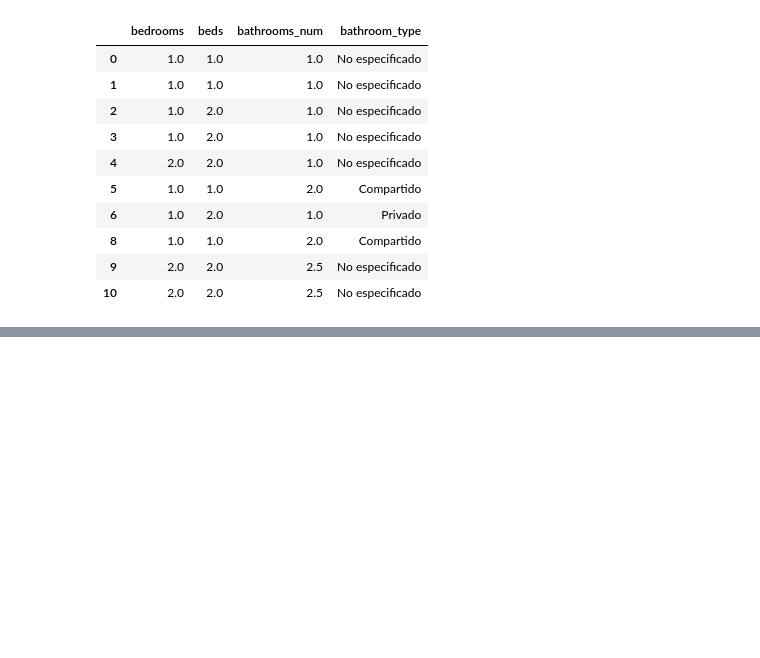
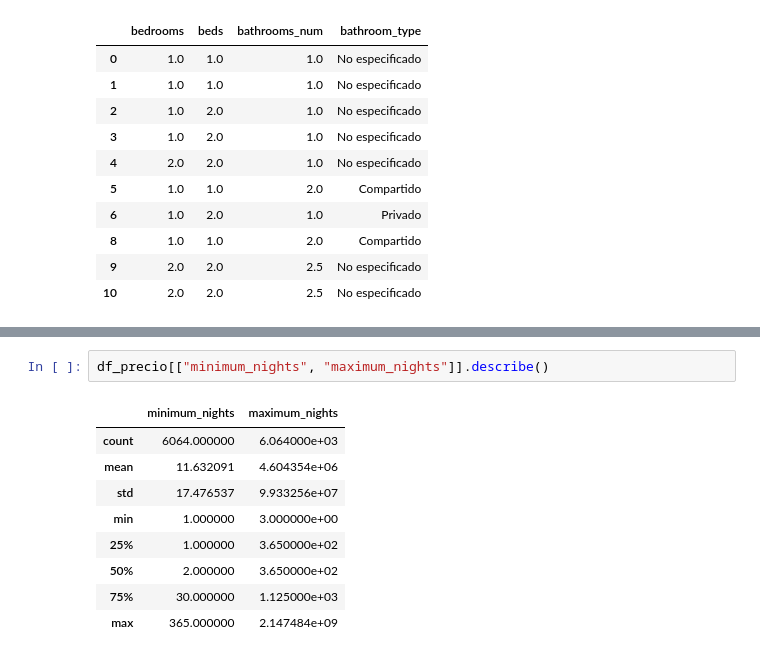
Before and after one commit to JhoJaRa-Art/Proyecto2_NewOrleans, a Jupyter notebook: Etapa2_Limpieza/notebooks/Limpieza_NewOrleans.ipynb, the cells around one changed output, grey strips where cells are left out. Cells and saved outputs as stored; diff of their text form; blank space fills up the shorter version.

```diff
--- a/Etapa2_Limpieza/notebooks/Limpieza_NewOrleans.ipynb
+++ b/Etapa2_Limpieza/notebooks/Limpieza_NewOrleans.ipynb
@@ -456,0 +462,12 @@ df_precio[
+# %%
+df_precio[["minimum_nights", "maximum_nights"]].describe()
+# %% [output]
+|  | minimum_nights | maximum_nights |
+| count | 6064.000000 | 6.064000e+03 |
+| mean | 11.632091 | 4.604354e+06 |
+| std | 17.476537 | 9.933256e+07 |
+| min | 1.000000 | 3.000000e+00 |
+| 25% | 1.000000 | 3.650000e+02 |
+| 50% | 2.000000 | 3.650000e+02 |
+| 75% | 30.000000 | 1.125000e+03 |
+| max | 365.000000 | 2.147484e+09 |
```
Also changed, not shown: parts of 15 cells of this notebook.
